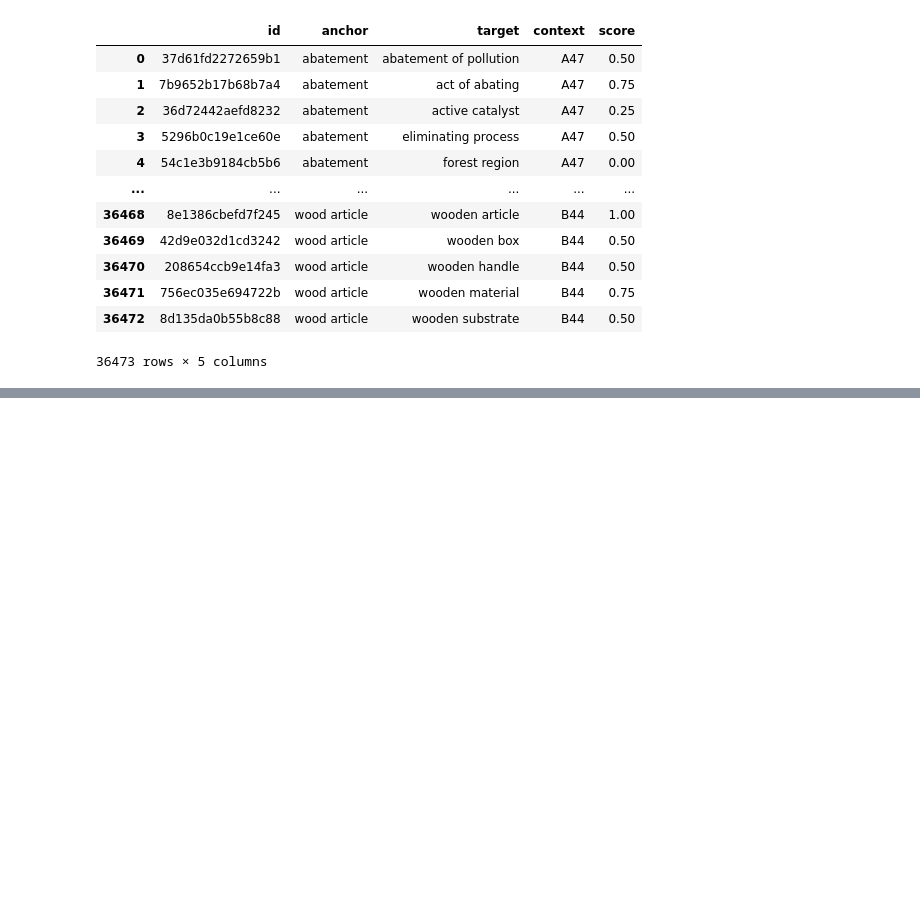
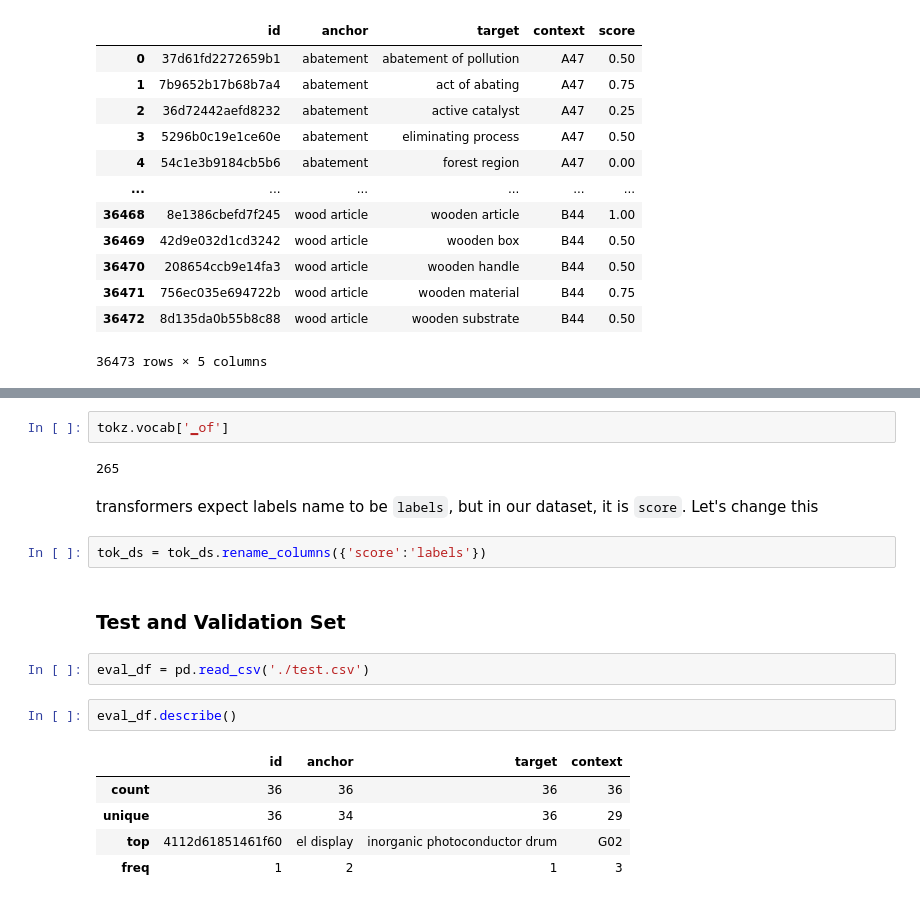
Before and after one commit to devshafi/Practical-DL, a Jupyter notebook: lesson4/nlp_transformers.ipynb, the cells around one changed output, grey strips where cells are left out. Drawn from its saved outputs; the diff is of its cells as text; blank space fills up the shorter version.

```diff
--- a/lesson4/nlp_transformers.ipynb
+++ b/lesson4/nlp_transformers.ipynb
@@ -32,0 +174,20 @@ df.describe(include='str')
+# %%
+tokz.vocab['▁of']
+# %% [output]
+265
+# %% [markdown]
+transformers expect labels name to be `labels`, but in our dataset, it is `score`. Let's change this
+# %%
+tok_ds = tok_ds.rename_columns({'score':'labels'})
+# %% [markdown]
+### Test and Validation Set
+# %%
+eval_df = pd.read_csv('./test.csv')
+# %%
+eval_df.describe()
+# %% [output]
+|  | id | anchor | target | context |
+| count | 36 | 36 | 36 | 36 |
+| unique | 36 | 34 | 36 | 29 |
+| top | 4112d61851461f60 | el display | inorganic photoconductor drum | G02 |
+| freq | 1 | 2 | 1 | 3 |
```
Also changed, not shown: parts of 40 cells of this notebook, 2 other files.
